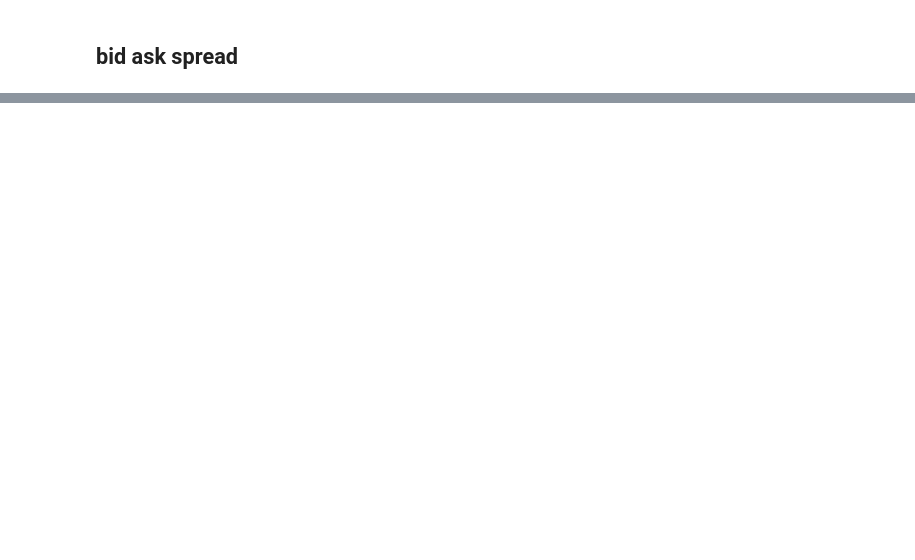
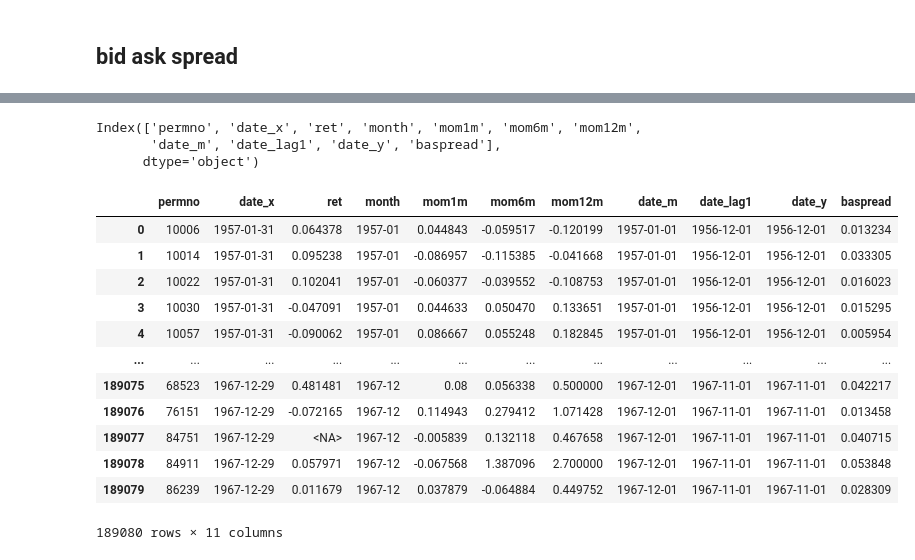
Before and after one commit to xwang335/Campbell-A, a Jupyter notebook: Features_zixuan.ipynb, the cells around one changed output, grey strips where cells are left out. Cells and saved outputs as stored; diff of their text form; code cells hidden in the pictures; blank space fills up the shorter version.

```diff
--- a/Features_zixuan.ipynb
+++ b/Features_zixuan.ipynb
@@ -216,0 +152,12 @@ plt.hist(df['mom6m'], bins=50)
+# %%
+baspread = (
+    dsf
+    .groupby(['permno', 'yr', 'month'])
+    .apply(compute_monthly_baspread)
+    .reset_index(name='baspread')
+)
+# %%
+baspread['date'] = pd.to_datetime(
+    dict(year=baspread['yr'], month=baspread['month'], day=1)
+)
+baspread
@@ -216,0 +178,35 @@ plt.hist(df['mom6m'], bins=50)
+# %%
+# 把 msf 的 date 统一转成月初
+msf_5767_mom['date_m'] = msf_5767_mom['date'].values.astype('datetime64[M]')
+
+# 构造 t-1 月
+msf_5767_mom['date_lag1'] = msf_5767_mom['date_m'] - pd.offsets.MonthBegin(1)
+# %%
+msf_5767_mom = msf_5767_mom.merge(
+    baspread[['permno', 'date', 'baspread']],
+    left_on=['permno', 'date_lag1'],
+    right_on=['permno', 'date'],
+    how='left'
+)
+# %%
+msf_5767_mom.columns
+# %% [output]
+Index(['permno', 'date_x', 'ret', 'month', 'mom1m', 'mom6m', 'mom12m',
+       'date_m', 'date_lag1', 'date_y', 'baspread'],
+      dtype='object')
+# %%
+msf_5767_mom.sort_values(['date_x','permno']).reset_index(drop=True)
+# %% [output]
+|  | permno | date_x | ret | month | mom1m | mom6m | mom12m | date_m | date_lag1 | date_y | baspread |
+| 0 | 10006 | 1957-01-31 | 0.064378 | 1957-01 | 0.044843 | -0.059517 | -0.120199 | 1957-01-01 | 1956-12-01 | 1956-12-01 | 0.013234 |
+| 1 | 10014 | 1957-01-31 | 0.095238 | 1957-01 | -0.086957 | -0.115385 | -0.041668 | 1957-01-01 | 1956-12-01 | 1956-12-01 | 0.033305 |
+| 2 | 10022 | 1957-01-31 | 0.102041 | 1957-01 | -0.060377 | -0.039552 | -0.108753 | 1957-01-01 | 1956-12-01 | 1956-12-01 | 0.016023 |
+| 3 | 10030 | 1957-01-31 | -0.047091 | 1957-01 | 0.044633 | 0.050470 | 0.133651 | 1957-01-01 | 1956-12-01 | 1956-12-01 | 0.015295 |
+| 4 | 10057 | 1957-01-31 | -0.090062 | 1957-01 | 0.086667 | 0.055248 | 0.182845 | 1957-01-01 | 1956-12-01 | 1956-12-01 | 0.005954 |
+| ... | ... | ... | ... | ... | ... | ... | ... | ... | ... | ... | ... |
+| 189075 | 68523 | 1967-12-29 | 0.481481 | 1967-12 | 0.08 | 0.056338 | 0.500000 | 1967-12-01 | 1967-11-01 | 1967-11-01 | 0.042217 |
+| 189076 | 76151 | 1967-12-29 | -0.072165 | 1967-12 | 0.114943 | 0.279412 | 1.071428 | 1967-12-01 | 1967-11-01 | 1967-11-01 | 0.013458 |
+| 189077 | 84751 | 1967-12-29 | <NA> | 1967-12 | -0.005839 | 0.132118 | 0.467658 | 1967-12-01 | 1967-11-01 | 1967-11-01 | 0.040715 |
+| 189078 | 84911 | 1967-12-29 | 0.057971 | 1967-12 | -0.067568 | 1.387096 | 2.700000 | 1967-12-01 | 1967-11-01 | 1967-11-01 | 0.053848 |
+| 189079 | 86239 | 1967-12-29 | 0.011679 | 1967-12 | 0.037879 | -0.064884 | 0.449752 | 1967-12-01 | 1967-11-01 | 1967-11-01 | 0.028309 |
+189080 rows × 11 columns
```
Also changed, not shown: parts of 20 cells of this notebook, 1 other file.
